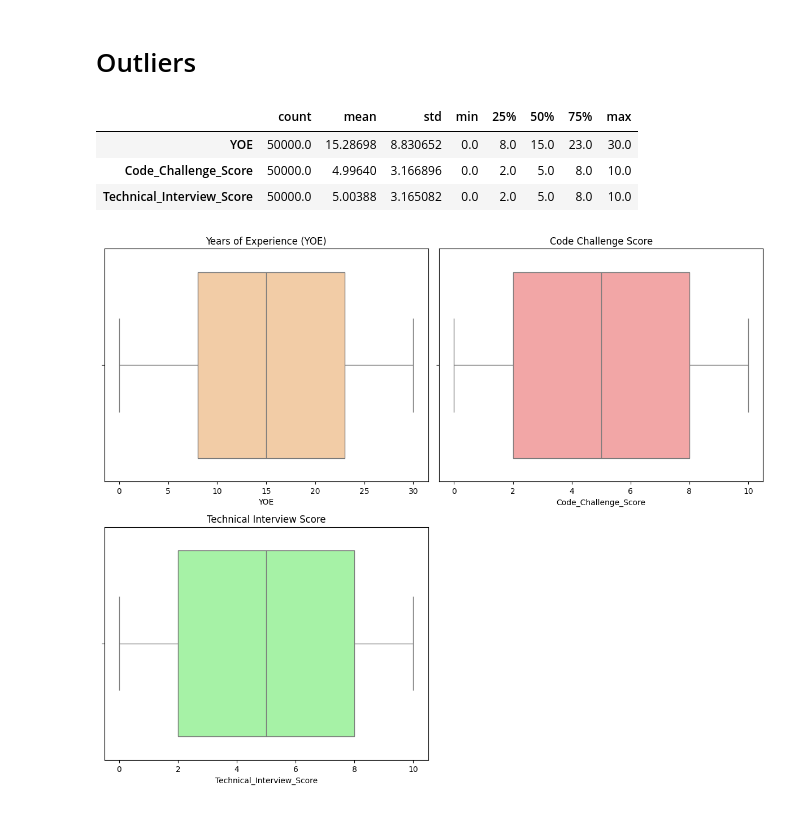
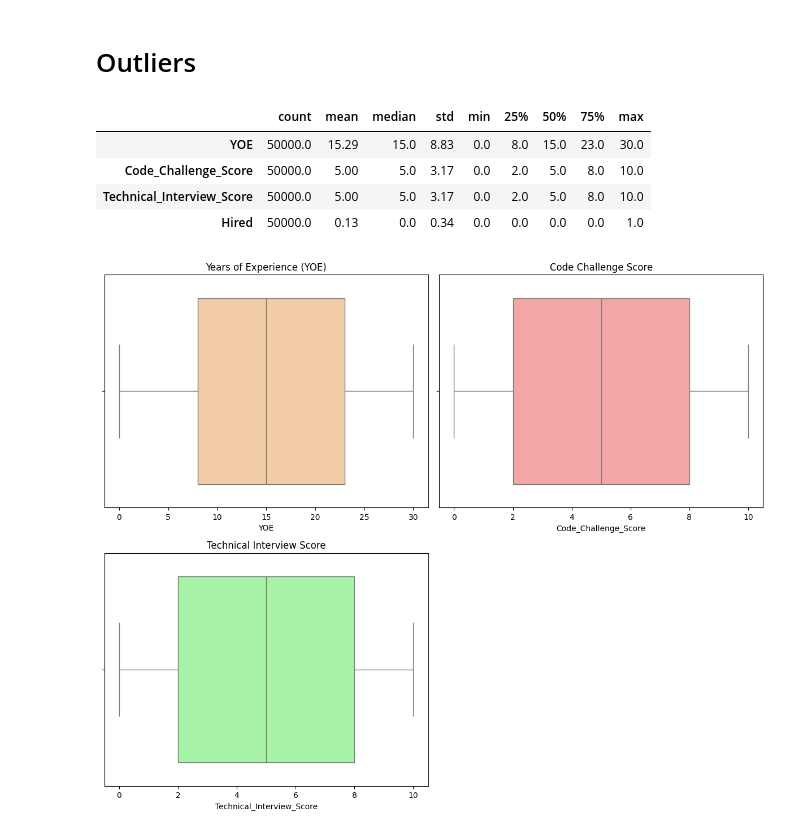
Before and after one commit to caroldvarela/workshop-01, a Jupyter notebook: notebooks/002_EDA.ipynb, the cells around one changed output. Cells and saved outputs as stored; diff of their text form; code cells hidden in the pictures.

```diff
--- a/notebooks/002_EDA.ipynb
+++ b/notebooks/002_EDA.ipynb
@@ -107,13 +109,17 @@ Dataset having 4 numerical variables.
 # Outliers
 # %%
 df = df.drop(columns=['ID'])
-# %%
-df.describe().T
-# %% [output]
-|  | count | mean | std | min | 25% | 50% | 75% | max |
-| YOE | 50000.0 | 15.28698 | 8.830652 | 0.0 | 8.0 | 15.0 | 23.0 | 30.0 |
-| Code_Challenge_Score | 50000.0 | 4.99640 | 3.166896 | 0.0 | 2.0 | 5.0 | 8.0 | 10.0 |
-| Technical_Interview_Score | 50000.0 | 5.00388 | 3.165082 | 0.0 | 2.0 | 5.0 | 8.0 | 10.0 |
+# %%
+statisticians = df.describe().T
+statisticians['median'] = df.select_dtypes("number").median()
+statisticians = statisticians.iloc[:,[0,1,8,2,3,4,5,6,7]]
+np.round(statisticians,2)
+# %% [output]
+|  | count | mean | median | std | min | 25% | 50% | 75% | max |
+| YOE | 50000.0 | 15.29 | 15.0 | 8.83 | 0.0 | 8.0 | 15.0 | 23.0 | 30.0 |
+| Code_Challenge_Score | 50000.0 | 5.00 | 5.0 | 3.17 | 0.0 | 2.0 | 5.0 | 8.0 | 10.0 |
+| Technical_Interview_Score | 50000.0 | 5.00 | 5.0 | 3.17 | 0.0 | 2.0 | 5.0 | 8.0 | 10.0 |
+| Hired | 50000.0 | 0.13 | 0.0 | 0.34 | 0.0 | 0.0 | 0.0 | 0.0 | 1.0 |
 # %%
 
 fig, axes = plt.subplots(2, 2, figsize=(12, 10))
```
Also changed, not shown: parts of 10 cells of this notebook.
